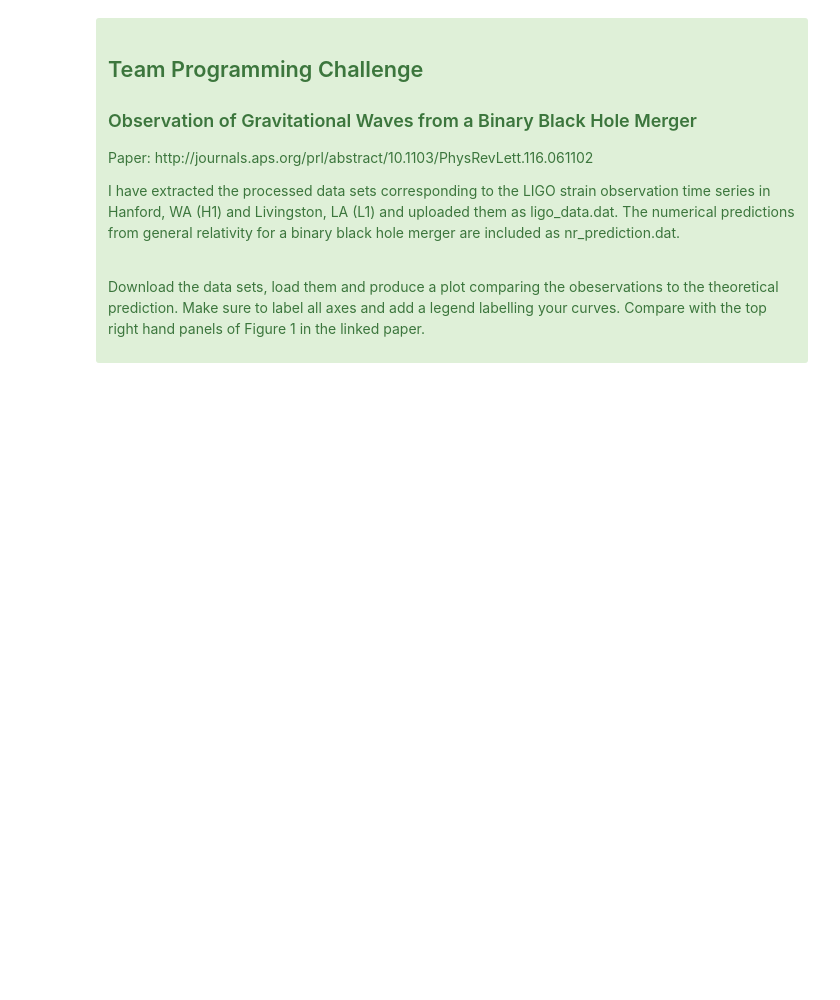
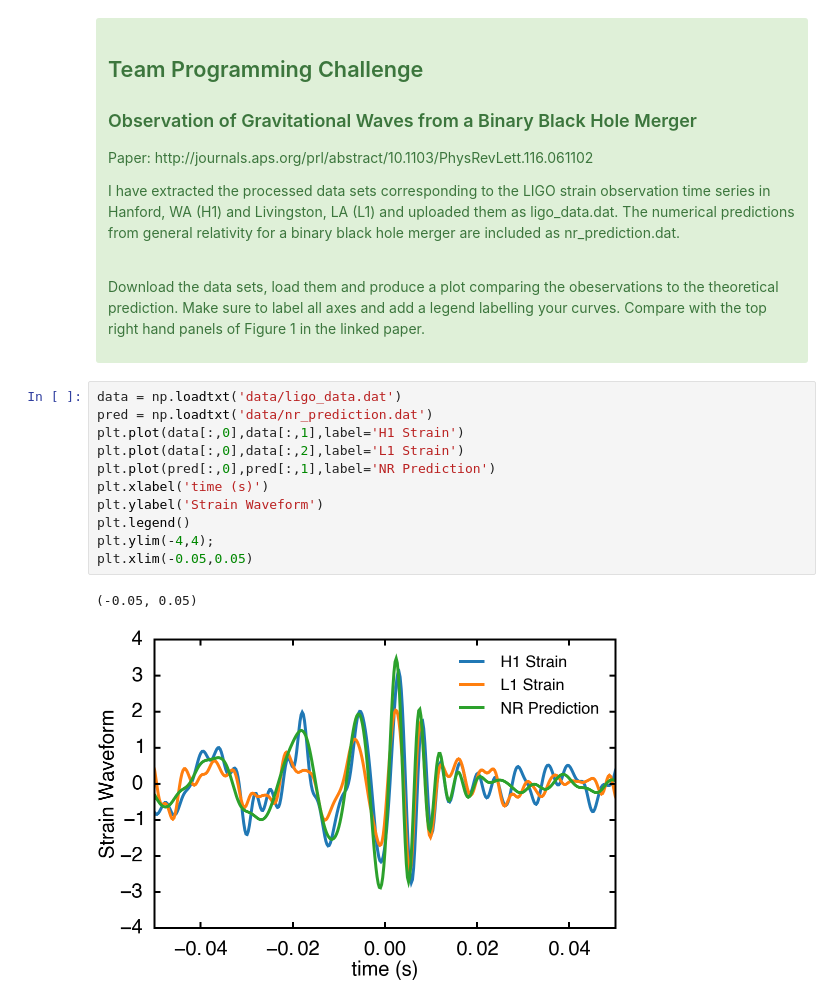
Before and after one commit to agdelma/IntroCompPhysics, a Jupyter notebook: Notebooks/09_NumpyMatplotlib.ipynb, the cells around one changed output. Drawn from its saved outputs; the diff is of its cells as text; blank space fills up the shorter version.

```diff
--- a/Notebooks/09_NumpyMatplotlib.ipynb
+++ b/Notebooks/09_NumpyMatplotlib.ipynb
@@ -250,3 +372,17 @@ Download the data sets, load them and produce a plot comparing the obeservations
 </p>
 
 </div>
+# %%
+data = np.loadtxt('data/ligo_data.dat')
+pred = np.loadtxt('data/nr_prediction.dat')
+plt.plot(data[:,0],data[:,1],label='H1 Strain')
+plt.plot(data[:,0],data[:,2],label='L1 Strain')
+plt.plot(pred[:,0],pred[:,1],label='NR Prediction')
+plt.xlabel('time (s)')
+plt.ylabel('Strain Waveform')
+plt.legend()
+plt.ylim(-4,4);
+plt.xlim(-0.05,0.05)
+# %% [output]
+(-0.05, 0.05)
+[figure, added]
```
Also changed, not shown: parts of 22 cells of this notebook.
